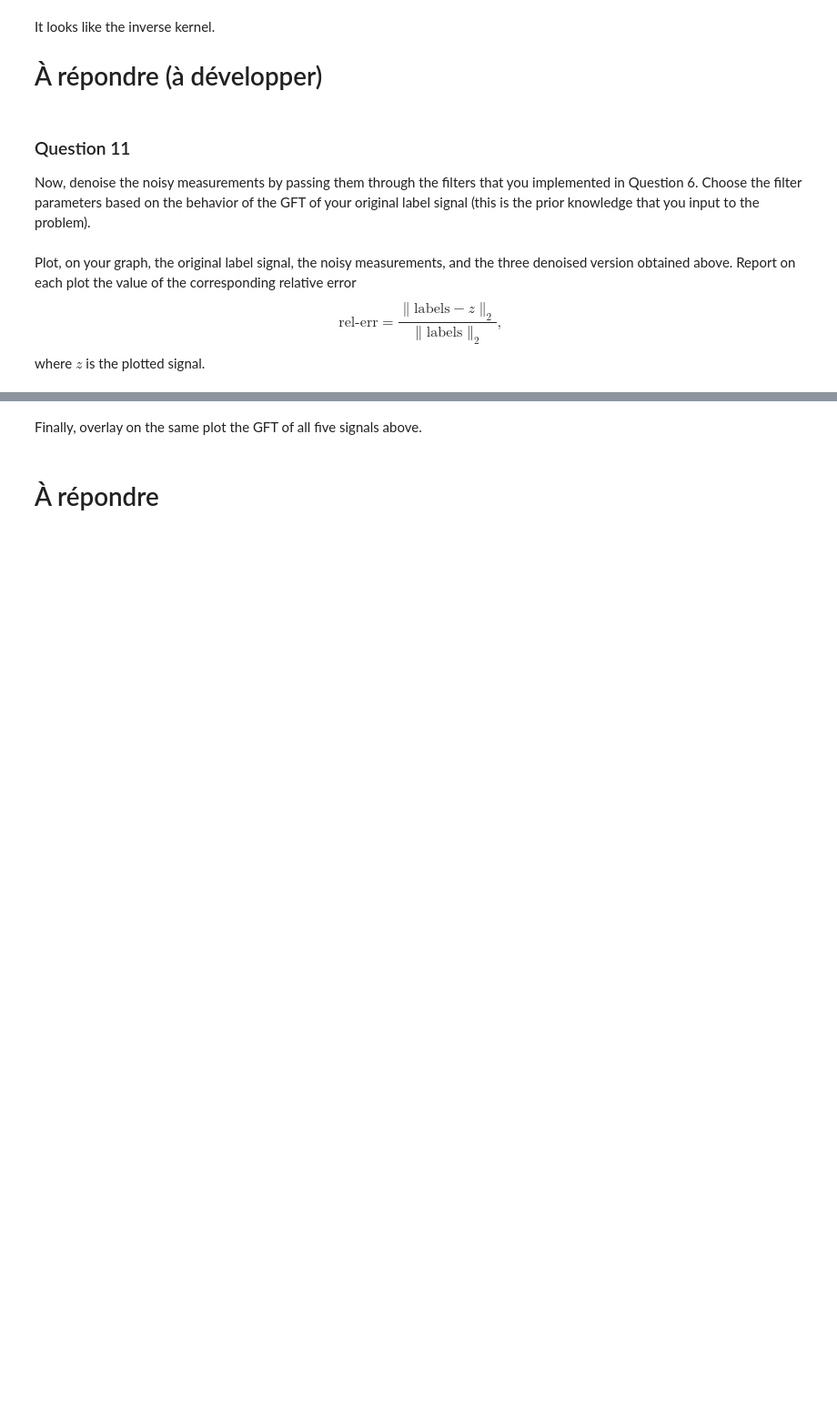
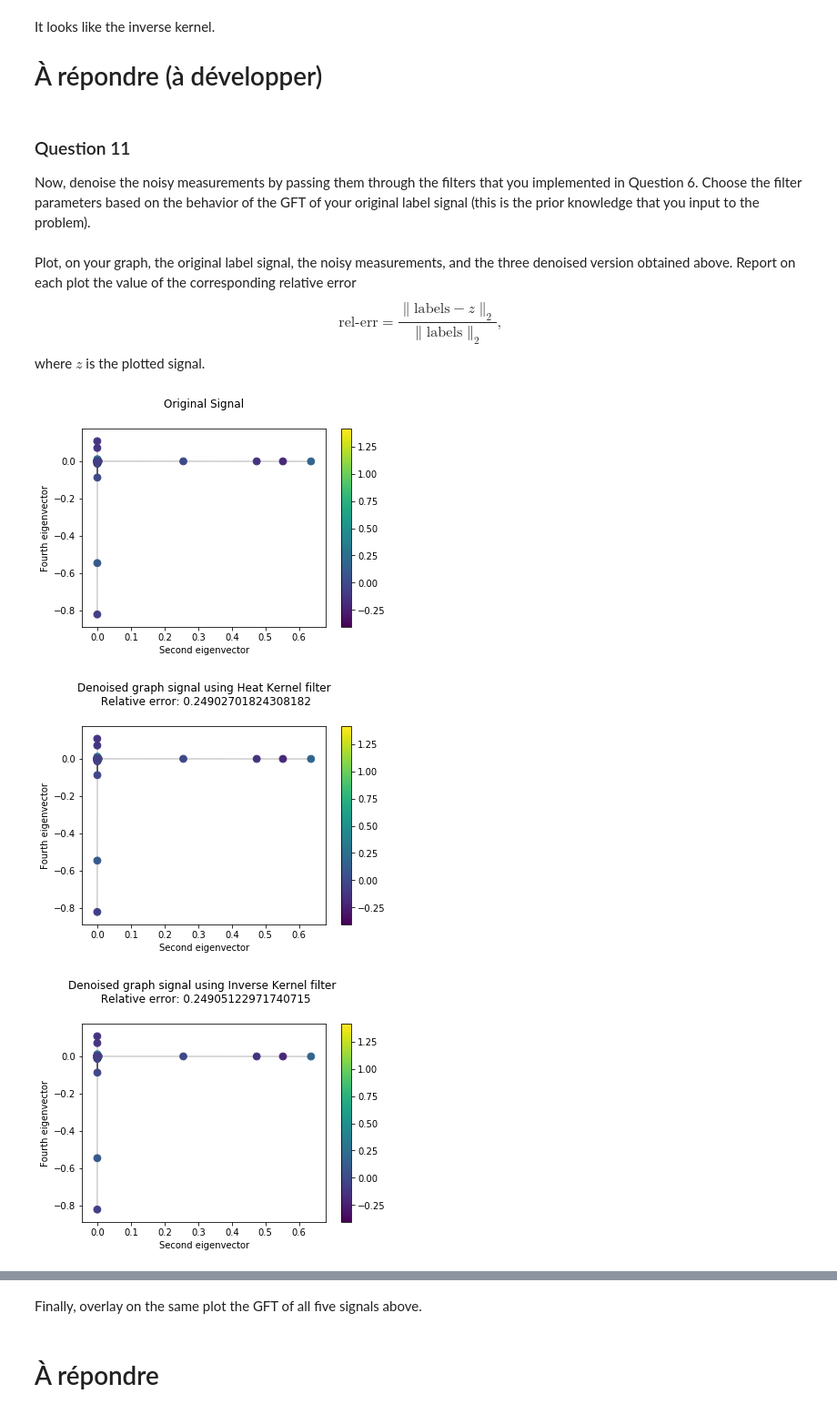
Before and after one commit to illorens/NTDS, a Jupyter notebook: 4_graph_signal_processing.ipynb, the cells around one changed output, grey strips where cells are left out. Shown at 91% size. Cells and saved outputs as stored; diff of their text form; code cells hidden in the pictures; blank space fills up the shorter version.

Commit message:
some plots in de-noising

```diff
--- a/4_graph_signal_processing.ipynb
+++ b/4_graph_signal_processing.ipynb
@@ -485,9 +488,9 @@ In the cell below, set the noise variance $\sigma^2$ by making sure that the sig
 
 _Note:_ Actually, you might want to play with the noise variance here and set it to different values and see how the denoising filters behave.
 # %%
-labels_variance = np.var(labels)
+labels_variance = np.var(label_signal)
 noise_variance = labels_variance / 1.5
-noisy_measurements = labels + noise_variance * np.random.randn(new_n_nodes)
+noisy_measurements = label_signal + noise_variance * np.random.randn(n_nodes)
 # %% [markdown]
 ### Question 10
 
@@ -533,0 +528,43 @@ plt.show()
+# %%
+plt.figure()
+nodes = nx.draw_networkx_nodes(graph, coords, node_size=60, node_color=noisy_measurements)
+nx.draw_networkx_edges(graph, coords, alpha=0.3)
+plt.title("Original Signal" , y=1.08)
+plt.xlabel("Second eigenvector")
+plt.ylabel("Fourth eigenvector")
+plt.colorbar(nodes)
+plt.show()
+
+plt.figure()
+rel_err = np.linalg.norm(label_signal - z_heat_denoised) / np.linalg.norm(label_signal)
+nodes = nx.draw_networkx_nodes(graph, coords, node_size=60, node_color=noisy_measurements)
+nx.draw_networkx_edges(graph, coords, alpha=0.3)
+plt.title("Denoised graph signal using Heat Kernel filter\n Relative error: {}".format(rel_err), y=1.08)
+plt.xlabel("Second eigenvector")
+plt.ylabel("Fourth eigenvector")
+plt.colorbar(nodes)
+plt.show()
+
+plt.figure()
+rel_err = np.linalg.norm(label_signal - z_inv_denoised) / np.linalg.norm(label_signal)
+nodes = nx.draw_networkx_nodes(graph, coords, node_size=60, node_color=noisy_measurements)
+nx.draw_networkx_edges(graph, coords, alpha=0.3)
+plt.title("Denoised graph signal using Inverse Kernel filter \n Relative error: {}".format(rel_err), y=1.08)
+plt.xlabel("Second eigenvector")
+plt.ylabel("Fourth eigenvector")
+plt.colorbar(nodes)
+plt.show()
+
+plt.figure()
+rel_err = np.linalg.norm(label_signal - z_rect_denoised) / np.linalg.norm(label_signal)
+nodes = nx.draw_networkx_nodes(graph, coords, node_size=60, node_color=noisy_measurements)
+nx.draw_networkx_edges(graph, coords, alpha=0.3)
+plt.title("Denoised graph signal using Rectangle Kernel filter \n Relative error: {}".format(rel_err), y=1.08)
+plt.xlabel("Second eigenvector")
+plt.ylabel("Fourth eigenvector")
+plt.colorbar(nodes)
+plt.show()
+# %% [output]
+[figure, added]
+[figure, added]
+[figure, added]
```
Also changed, not shown: parts of 14 cells of this notebook.
